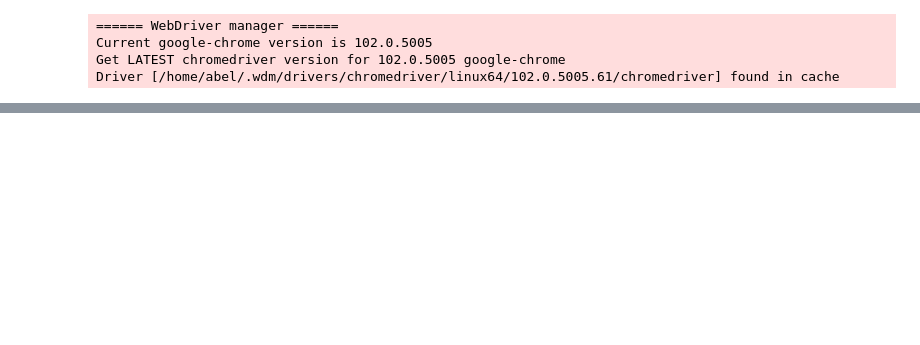
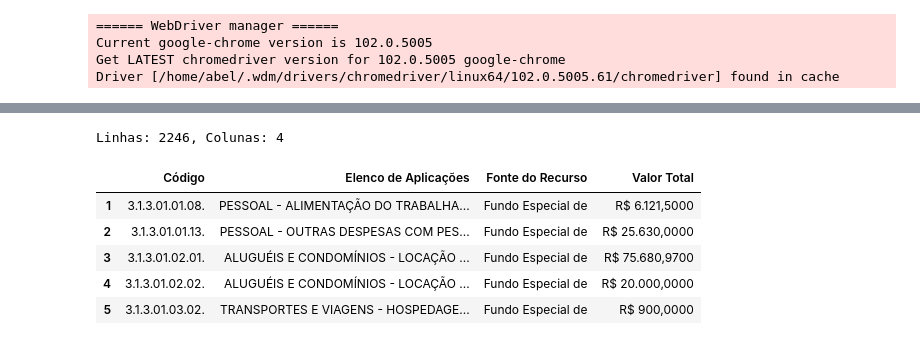
Before and after one commit to FidyBack/Analise_gastos, a Jupyter notebook: prestacao_contas.ipynb, the cells around one changed output, grey strips where cells are left out. Cells and saved outputs as stored; diff of their text form; code cells hidden in the pictures; blank space fills up the shorter version.

```diff
--- a/prestacao_contas.ipynb
+++ b/prestacao_contas.ipynb
@@ -201,0 +264,11 @@ PDF de UP salvo com sucesso!
+# %%
+print(f"Linhas: {all_df_aplic.shape[0]}, Colunas: {all_df_aplic.shape[1]}")
+all_df_aplic.head()
+# %% [output]
+Linhas: 2246, Colunas: 4
+|  | Código | Elenco de Aplicações | Fonte do Recurso | Valor Total |
+| 1 | 3.1.3.01.01.08. | PESSOAL - ALIMENTAÇÃO DO TRABALHA... | Fundo Especial de | R$ 6.121,5000 |
+| 2 | 3.1.3.01.01.13. | PESSOAL - OUTRAS DESPESAS COM PES... | Fundo Especial de | R$ 25.630,0000 |
+| 3 | 3.1.3.01.02.01. | ALUGUÉIS E CONDOMÍNIOS - LOCAÇÃO ... | Fundo Especial de | R$ 75.680,9700 |
+| 4 | 3.1.3.01.02.02. | ALUGUÉIS E CONDOMÍNIOS - LOCAÇÃO ... | Fundo Especial de | R$ 20.000,0000 |
+| 5 | 3.1.3.01.03.02. | TRANSPORTES E VIAGENS - HOSPEDAGE... | Fundo Especial de | R$ 900,0000 |
```
Also changed, not shown: parts of 27 cells of this notebook, 1 other file.
